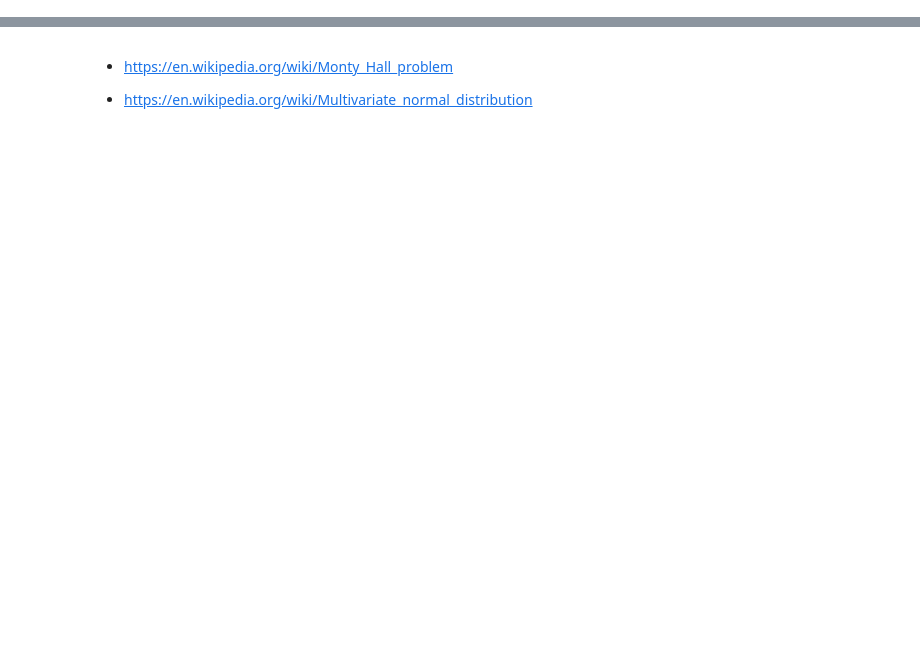
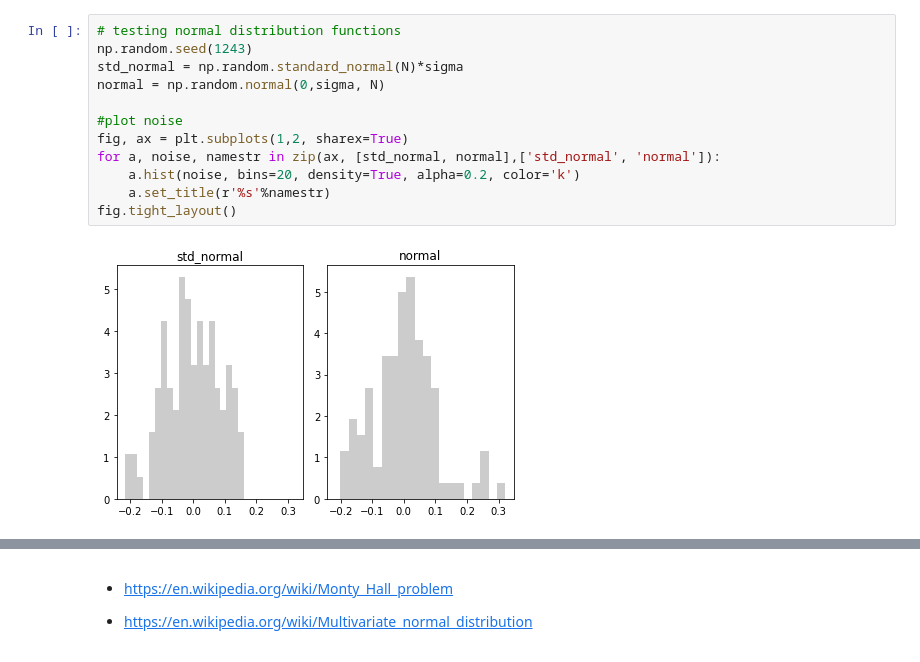
Before and after one commit to ShantanuKodgirwar/bayesreg, a Jupyter notebook: notebooks/SamplingFromPosterior.ipynb, the cells around one changed output, grey strips where cells are left out. Drawn from its saved outputs; the diff is of its cells as text; blank space fills up the shorter version.

```diff
--- a/notebooks/SamplingFromPosterior.ipynb
+++ b/notebooks/SamplingFromPosterior.ipynb
@@ -79,3 +105,17 @@ ax.legend();
+# %%
+# testing normal distribution functions
+np.random.seed(1243)
+std_normal = np.random.standard_normal(N)*sigma
+normal = np.random.normal(0,sigma, N)
+
+#plot noise
+fig, ax = plt.subplots(1,2, sharex=True)
+for a, noise, namestr in zip(ax, [std_normal, normal],['std_normal', 'normal']):
+    a.hist(noise, bins=20, density=True, alpha=0.2, color='k')
+    a.set_title(r'%s'%namestr)
+fig.tight_layout()
+# %% [output]
+[figure, added]
 # %%
 # Monte Carlo does this differently
 w_samples = np.random.multivariate_normal(mu, Sigma, size=1000)
```
Also changed, not shown: parts of 13 cells of this notebook, 1 other file.
